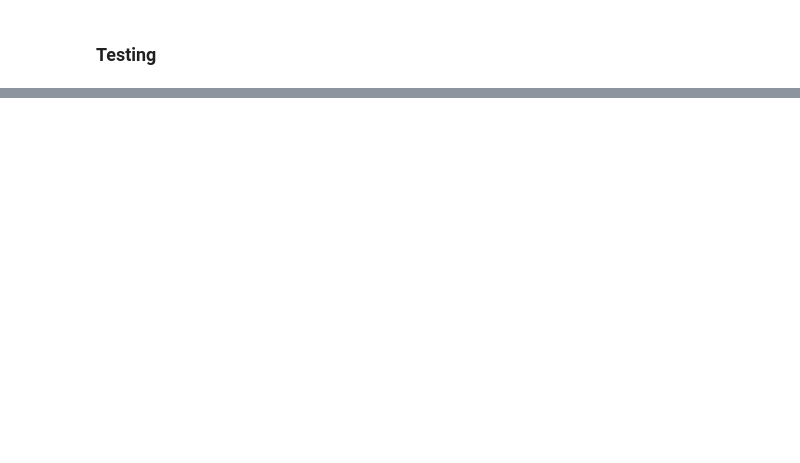
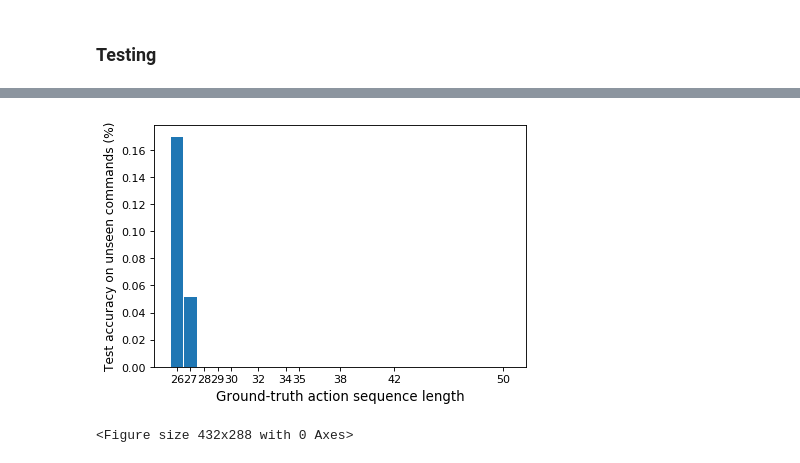
Before and after one commit to LukasMut/ATNLP, a Jupyter notebook: experiment_2.ipynb, the cells around one changed output, grey strips where cells are left out. Cells and saved outputs as stored; diff of their text form; code cells hidden in the pictures; blank space fills up the shorter version.

```diff
--- a/experiment_2.ipynb
+++ b/experiment_2.ipynb
@@ -255,0 +250,13 @@ test_acc, results_cmds, results_acts = test(test_dl,
+# %%
+act_lengths, act_accs = zip(*results_acts.items())
+plt.figure(figsize=(6,4), dpi=80)
+plt.bar(act_lengths, act_accs, width=0.9)
+plt.xlabel('Ground-truth action sequence length', fontsize=12)
+plt.ylabel('Test accuracy on unseen commands (%)', fontsize=11)
+plt.xticks(ticks=act_lengths)
+plt.savefig('./paper/plots/experiment_2_commands.png')
+plt.show()
+plt.clf()
+# %% [output]
+[figure, added]
+<Figure size 432x288 with 0 Axes>
```
Also changed, not shown: parts of 7 cells of this notebook, 2 other files.
